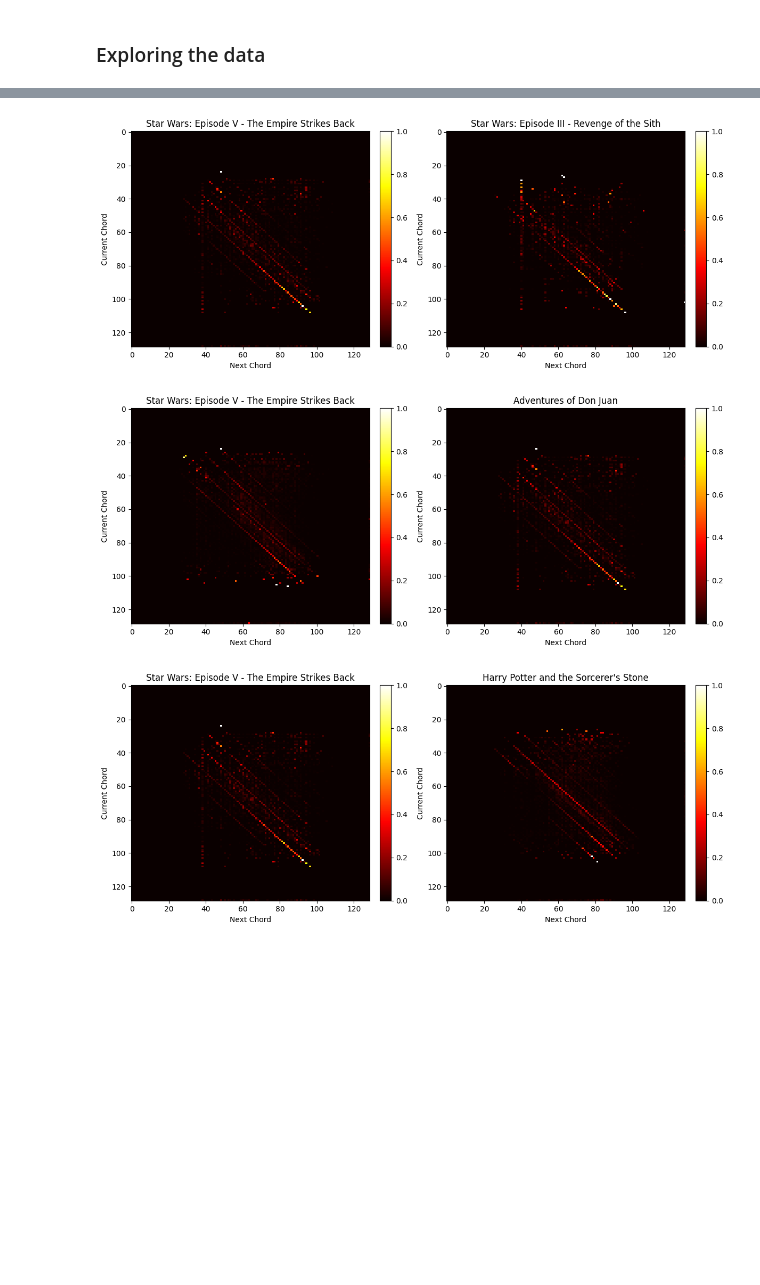
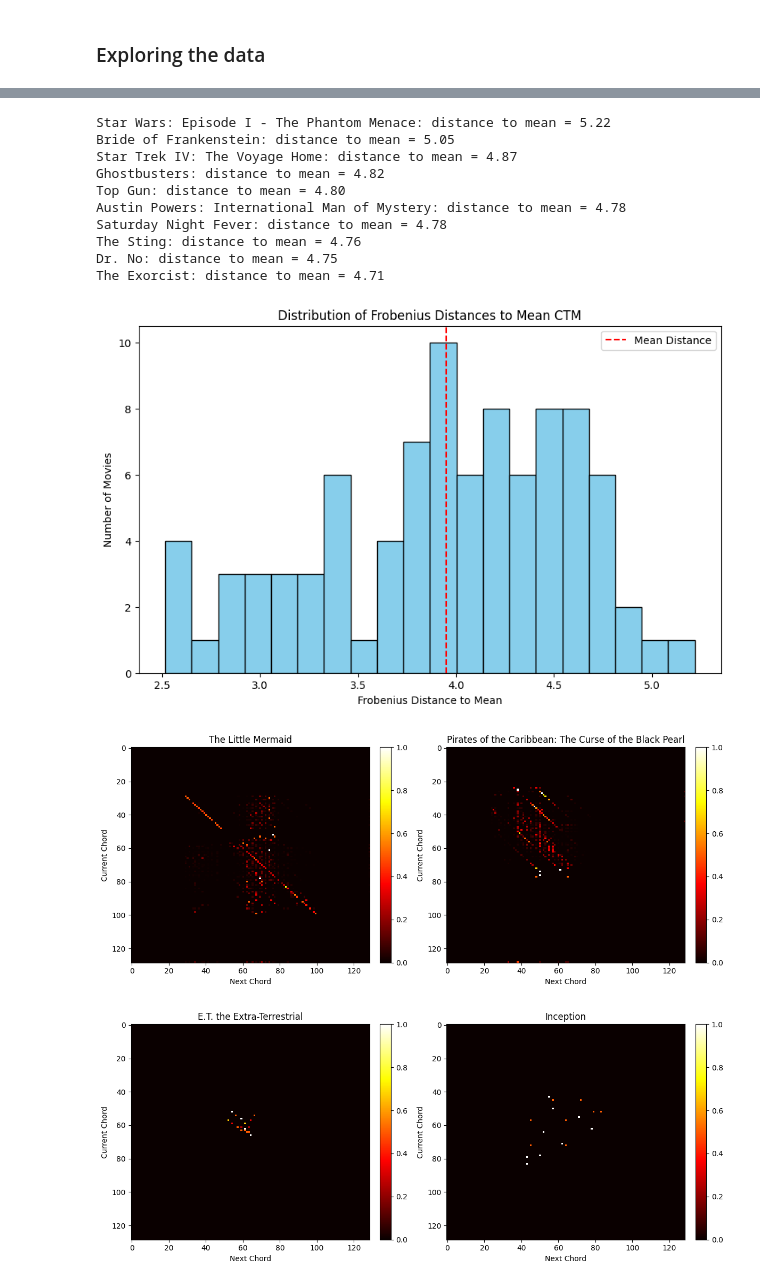
Before and after one commit to damiskov/project-02807, a Jupyter notebook: notebooks/movie_pipeline.ipynb, the cells around one changed output, grey strips where cells are left out. Drawn from its saved outputs; the diff is of its cells as text; code cells hidden in the pictures; blank space fills up the shorter version.

```diff
--- a/notebooks/movie_pipeline.ipynb
+++ b/notebooks/movie_pipeline.ipynb
@@ -35,6 +35,6 @@ metadata_df = metadata_df.loc[matrices_df.index] # align matrices and metadata
 # %%
 ctms_list = matrices_df['matrix'].tolist()
-frob_matrix = create_masked_cosine_adjacency(ctms_list)
+frob_matrix = create_frobenius_adjacency_matrix(ctms_list)
 # %%
 print(metadata_df.head())
 nodes = create_movie_nodes(metadata_df)
@@ -126,3 +107,71 @@ plt.show()
+# %%
+import numpy as np
+import matplotlib.pyplot as plt
+
+def top_outlier_movies(ctms, nodes, top_k=10):
+    """
+    Returns the top_k most "outlier" movies by Frobenius distance to the mean CTM.
+
+    Args:
+        ctms (list of np.ndarray): List of chord trajectory matrices (CTMs).
+        nodes (list): List of MovieNode objects.
+        top_k (int): Number of top outliers to return.
+
+    Returns:
+        list of tuples: [(movie_title, distance_to_mean), ...]
+    """
+    # Compute the average CTM
+    mean_ctm = np.mean(np.stack(ctms), axis=0)
+
+    # Compute distance of each CTM to the mean
+    distances = []
+    for i, ctm in enumerate(ctms):
+        diff = ctm - mean_ctm
+        frob_dist = np.sqrt(np.sum(diff**2))  # Frobenius norm
+        distances.append((nodes[i].title, frob_dist))
+
+    # Sort by distance descending (most “outlier” first)
+    distances.sort(key=lambda x: x[1], reverse=True)
+
+    return distances[:top_k]
+
+# Usage example
+top_outliers = top_outlier_movies(
+    list(matrices_df['matrix']),  # <-- use matrices_df instead of undefined `matrices`
+    graph.nodes,
+    top_k=10
+)
+
+for title, dist in top_outliers:
+    print(f"{title}: distance to mean = {dist:.2f}")
+
+# Extract distances from top_outliers
+distances = [dist for _, dist in top_outliers]
+
+# Or if you want for all movies:
+all_distances = [np.sqrt(np.sum((ctm - np.mean(np.stack(list(matrices_df['matrix'])), axis=0))**2))
+                 for ctm in matrices_df['matrix']]
+
+plt.figure(figsize=(10, 6))
+plt.hist(all_distances, bins=20, color='skyblue', edgecolor='black')
+plt.title("Distribution of Frobenius Distances to Mean CTM")
+plt.xlabel("Frobenius Distance to Mean")
+plt.ylabel("Number of Movies")
+plt.axvline(np.mean(all_distances), color='red', linestyle='dashed', label='Mean Distance')
+plt.legend()
+plt.show()
+# %% [output]
+Star Wars: Episode I - The Phantom Menace: distance to mean = 5.22
+Bride of Frankenstein: distance to mean = 5.05
+Star Trek IV: The Voyage Home: distance to mean = 4.87
+Ghostbusters: distance to mean = 4.82
+Top Gun: distance to mean = 4.80
+Austin Powers: International Man of Mystery: distance to mean = 4.78
+Saturday Night Fever: distance to mean = 4.78
+The Sting: distance to mean = 4.76
+Dr. No: distance to mean = 4.75
+The Exorcist: distance to mean = 4.71
+[figure, added]
 # %%
 import matplotlib.pyplot as plt
 import numpy as np
@@ -141,36 +190,34 @@ def plot_ctms_side_by_side(matrices_df, metadata_df, titles=None, n_random=4):
         random_indices = np.random.choice(matrices_df.shape[0], size=n_random, replace=False)
         matrices_to_plot = matrices_df.iloc[random_indices]
         titles = metadata_df.iloc[random_indices]['title'].tolist()
     else:
         matrices_to_plot = matrices_df.loc[metadata_df['title'].isin(titles)]
 
     n_plots = len(matrices_to_plot)
     n_cols = min(2, n_plots)
     n_rows = (n_plots + 1) // n_cols
 
     fig, axes = plt.subplots(n_rows, n_cols, figsize=(6*n_cols, 5*n_rows))
     axes = np.array(axes).reshape(-1)  # flatten in case of single row/col
 
     for ax, (_, row), title in zip(axes, matrices_to_plot.iterrows(), titles):
         matrix = row['matrix']
         im = ax.imshow(matrix, cmap='hot', aspect='auto', interpolation='nearest')
         ax.set_title(title)
         ax.set_xlabel("Next Chord")
         ax.set_ylabel("Current Chord")
         plt.colorbar(im, ax=ax, fraction=0.046, pad=0.04)
 
     # hide unused axes
     for ax in axes[n_plots:]:
         ax.axis('off')
 
     plt.tight_layout()
     plt.show()
 
 # Compare two chosen movies
-plot_ctms_side_by_side(matrices_df, metadata_df, titles=["Star Wars: Episode V - The Empire Strikes Back", "Star Wars: Episode III - Revenge of the Sith"])
-plot_ctms_side_by_side(matrices_df, metadata_df, titles=["Star Wars: Episode V - The Empire Strikes Back", "Adventures of Don Juan"])
-plot_ctms_side_by_side(matrices_df, metadata_df, titles=["Star Wars: Episode V - The Empire Strikes Back", "Harry Potter and the Sorcerer's Stone"])
+plot_ctms_side_by_side(matrices_df, metadata_df, titles=["The Little Mermaid", "Pirates of the Caribbean: The Curse of the Black Pearl"])
+plot_ctms_side_by_side(matrices_df, metadata_df, titles=["E.T. the Extra-Terrestrial", "Inception"])
 # %% [output]
-[figure, old version]
+[figure, new version]
-[figure, old version]
+[figure, new version]
-[figure, removed]
```
Also changed, not shown: parts of 19 cells of this notebook, 3 other files.
